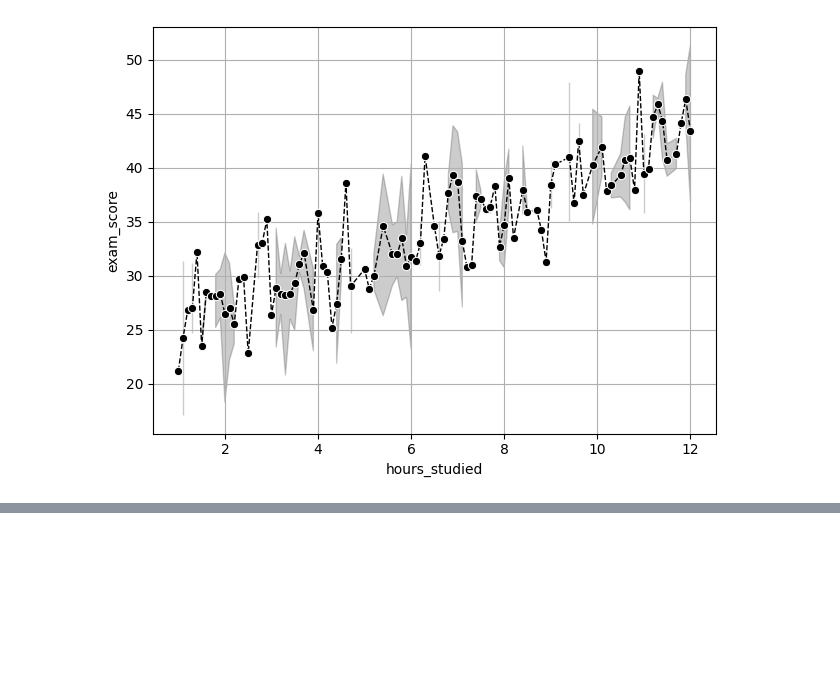
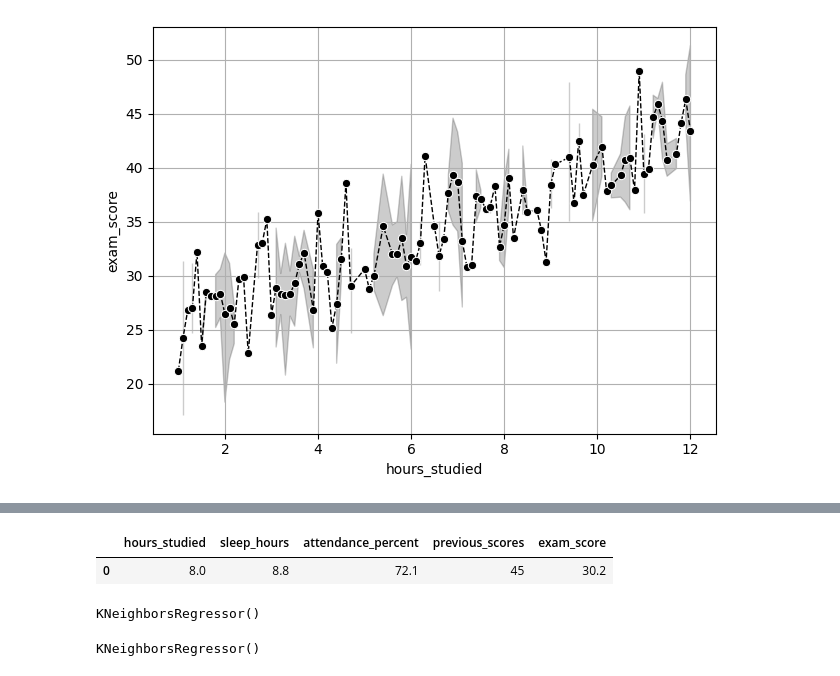
Before and after one commit to Aradhyagodambe/Python-Colab-Files, a Jupyter notebook: ML_Fundamnetals.ipynb, the cells around one changed output, grey strips where cells are left out. Saved outputs shown, nothing was run; the diff lists cells and outputs as text; code cells hidden in the pictures; blank space fills up the shorter version.

```diff
--- a/ML_Fundamnetals.ipynb
+++ b/ML_Fundamnetals.ipynb
@@ -268,0 +276,7 @@ plt.grid()
+# %%
+Stu = Stu.drop(columns = ['student_id'])
+# %%
+Stu.head(1)
+# %% [output]
+|  | hours_studied | sleep_hours | attendance_percent | previous_scores | exam_score |
+| 0 | 8.0 | 8.8 | 72.1 | 45 | 30.2 |
@@ -268,0 +289,9 @@ plt.grid()
+# %%
+Exam_score_Predictor = KNeighborsRegressor(n_neighbors = 5)
+Exam_score_Predictor
+# %% [output]
+KNeighborsRegressor()
+# %%
+Exam_score_Predictor.fit(X_train, Y_train)
+# %% [output]
+KNeighborsRegressor()
```
Also changed, not shown: parts of 6 cells of this notebook.
